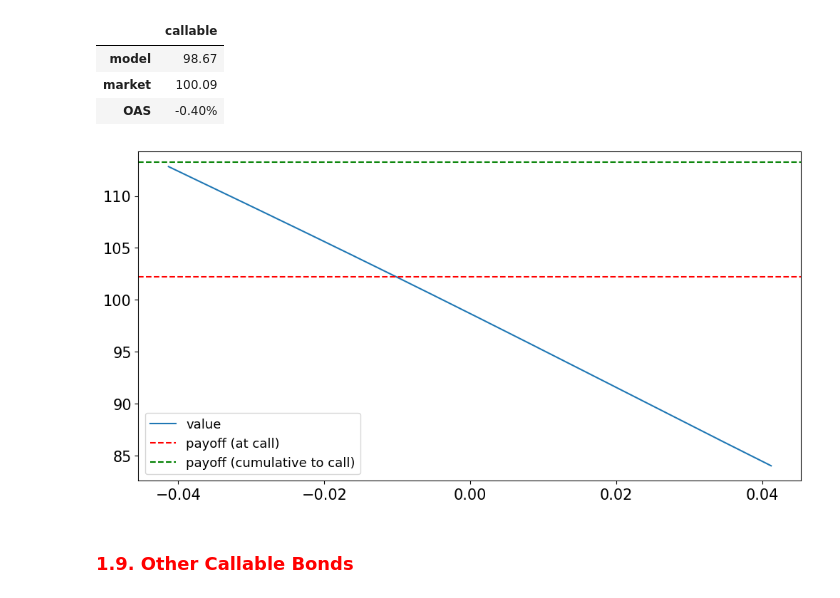
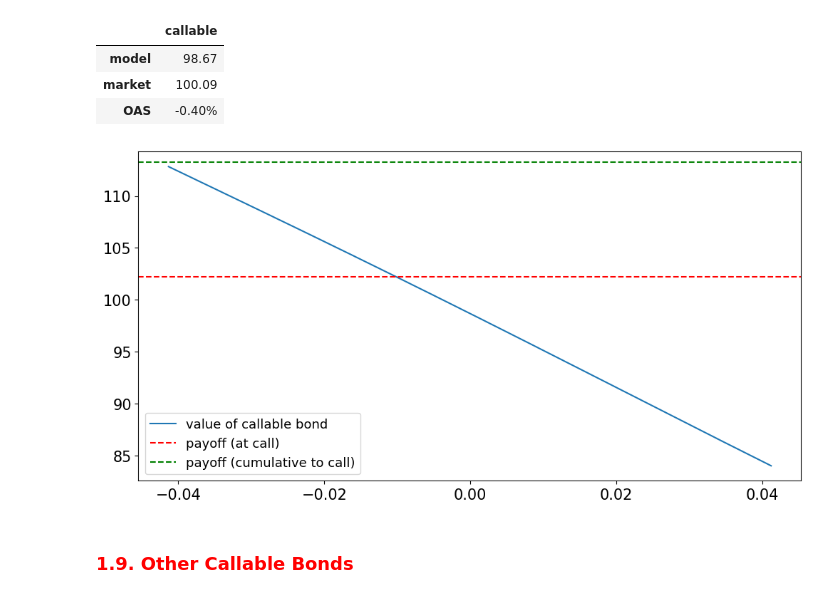
Before and after one commit to vinnyyx/finm-fiderivs-2025, a Jupyter notebook: homework/Solutions 1.ipynb, the cells around one changed output. Drawn from its saved outputs; the diff is of its cells as text; code cells hidden in the pictures.

```diff
--- a/homework/Solutions 1.ipynb
+++ b/homework/Solutions 1.ipynb
@@ -473,22 +487,22 @@ oas_table.style.format('{:.2f}').format('{:.2%}',subset=pd.IndexSlice["OAS", :])
 # %%
 RECALC_IVOL = False
 
 MAX_SHOCK = discs.loc[:Tmaturity,'spot rate'].min()
 scenarios = pd.DataFrame(index=np.arange(-MAX_SHOCK, MAX_SHOCK, .0005), columns=['callable'],dtype=float)
 
 for dr in scenarios.index:
     scenarios.loc[dr] = price_callable_bond(discs,ttm=T2,tte=T1,cpnrate=cpnrate,ivol=ivol_price,strike=K,accint=accint,face=100,recalculate_ivol=RECALC_IVOL,rateshock=dr)
 
 num_cpns_Topt = np.ceil(Topt * cpnfreq)
 cum_payoffs_Topt = clean_strike+coupon_payment*num_cpns_Topt
 
 ax = scenarios[['callable']].plot()
 ax.axhline(dirty_strike,color='red',linestyle='--')
 ax.axhline(cum_payoffs_Topt,color='green',linestyle='--')
-plt.legend(['value','payoff (at call)','payoff (cumulative to call)'])
+plt.legend(['value of callable bond','payoff (at call)','payoff (cumulative to call)'])
 plt.show()
 # %% [output]
-[figure, old version]
+[figure, new version]
 # %% [markdown]
 ### **<span style="color:red">1.9. Other Callable Bonds</span>**
 # %% [markdown]
```
Also changed, not shown: parts of 5 cells of this notebook.
